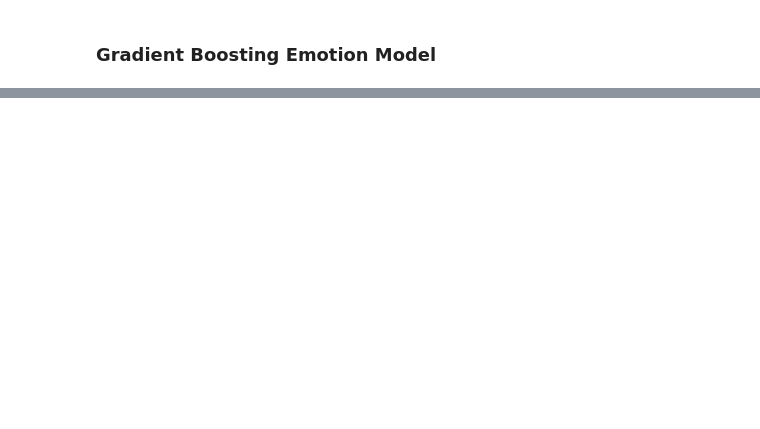
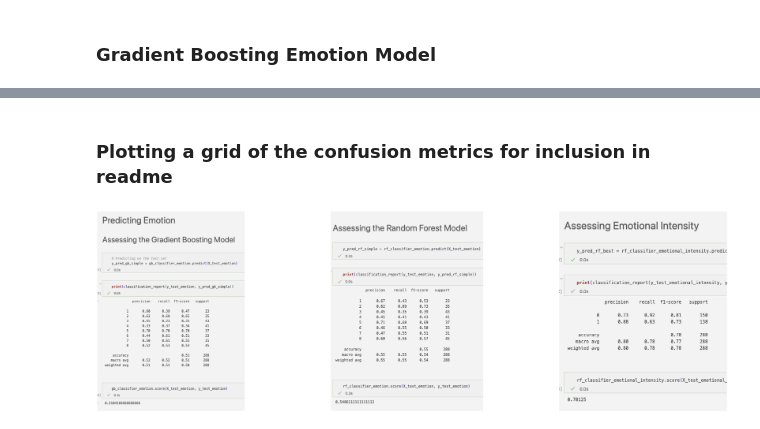
Before and after one commit to Samarth-Sharma-G/MoodMiners, a Jupyter notebook: 05_Assess/Assessing.ipynb, the cells around one changed output, grey strips where cells are left out. Cells and saved outputs as stored; diff of their text form; code cells hidden in the pictures; blank space fills up the shorter version.

```diff
--- a/05_Assess/Assessing.ipynb
+++ b/05_Assess/Assessing.ipynb
@@ -198,0 +313,27 @@ dtype: int64
+# %% [markdown]
+### Plotting a grid of the confusion metrics for inclusion in readme
+# %%
+fig, axs = plt.subplots(1, 3, figsize=(70, 21))  # Adjust the size as needed
+
+# Load and display the first plot
+gb_emotion_metrics = mpimg.imread('../images/gb_emotion_metrics.png')
+axs[0].imshow(gb_emotion_metrics)
+axs[0].axis('off')  # Turn off axis
+axs[0].margins(0, 0)
+
+# Load and display the second plot
+rf_emotion_metrics = mpimg.imread('../images/rf_emotion_metrics.png')
+axs[1].imshow(rf_emotion_metrics)
+axs[1].axis('off')
+axs[1].margins(0, 0)
+
+# Continue for the other plots
+rf_intensity_metrics = mpimg.imread('../images/rf_intensity_metrics.png')
+axs[2].imshow(rf_intensity_metrics)
+axs[2].axis('off')
+#plt.subplots_adjust(left=None, bottom=None, right=None, top=None, wspace=0.1, hspace=None)
+#plt.tight_layout(pad = 0)  # Optional
+axs[2].margins(0, 0)
+plt.show()
+# %% [output]
+[figure, added]
```
Also changed, not shown: parts of 22 cells of this notebook, 9 other files.
